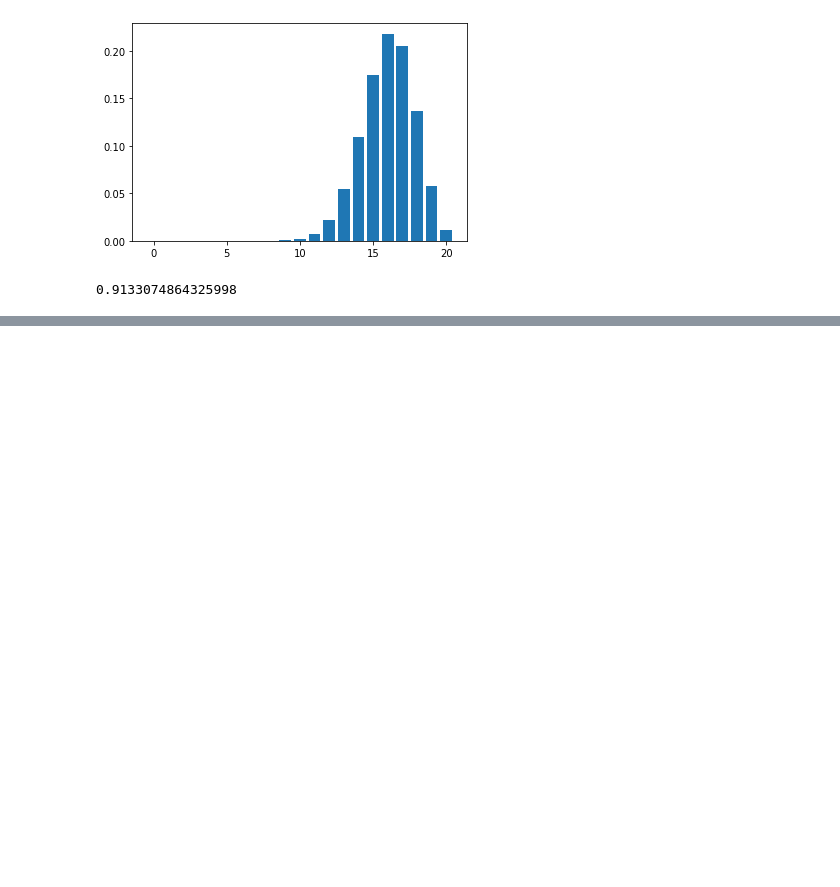
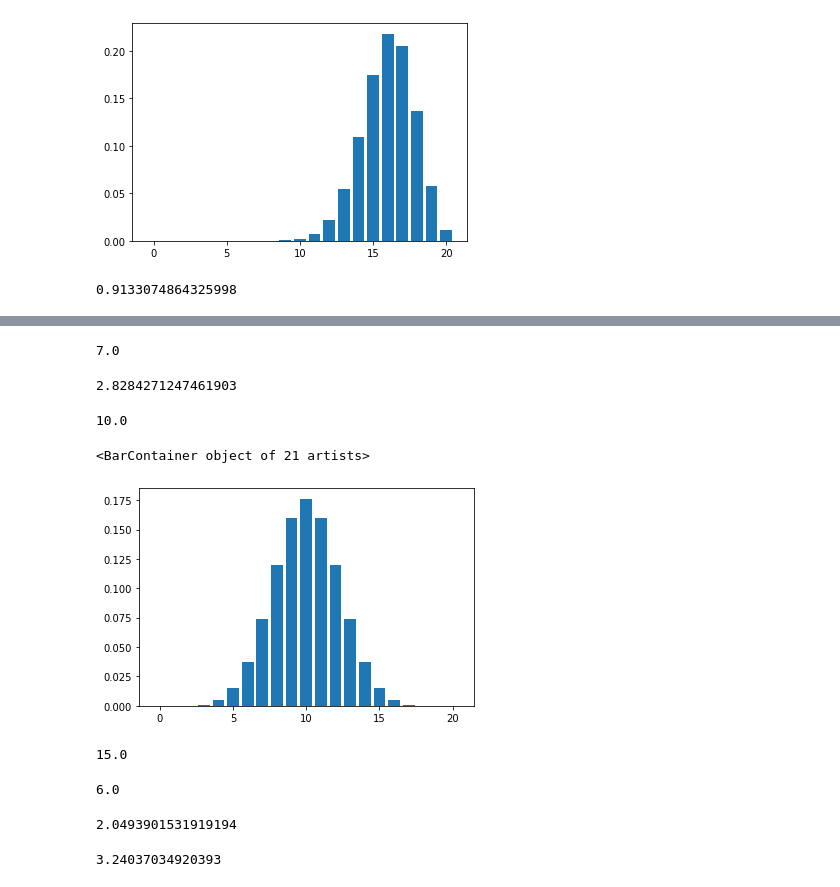
Before and after one commit to xalejandrow/calculus-and-algebra-with-python, a Jupyter notebook: lessons/06-binomial-distribution-with-python.ipynb, the cells around one changed output, grey strips where cells are left out. Cells and saved outputs as stored; diff of their text form; code cells hidden in the pictures; blank space fills up the shorter version.

```diff
--- a/lessons/06-binomial-distribution-with-python.ipynb
+++ b/lessons/06-binomial-distribution-with-python.ipynb
@@ -171,0 +55,25 @@ plt.bar(range(21), ex2.pmf(range(21)))
+# %%
+#mean of a list
+x = [3, 5, 7, 9, 11]
+np.mean(x)
+# %% [output]
+7.0
+# %%
+#standard deviation of list
+np.std(x)
+# %% [output]
+2.8284271247461903
+# %%
+#Binomial distribution with n = 20, p = 0.5
+b = stats.binom(20, 0.5)
+# %%
+#mean
+b.mean()
+# %% [output]
+10.0
+# %%
+#plot
+plt.bar(range(21), b.pmf(range(21)))
+# %% [output]
+<BarContainer object of 21 artists>
+[figure, added]
@@ -171,0 +85,18 @@ plt.bar(range(21), ex2.pmf(range(21)))
+# %%
+#mean
+ex2.mean()
+# %% [output]
+15.0
+# %%
+ex3.mean()
+# %% [output]
+6.0
+# %%
+ex3.std()
+# %% [output]
+2.0493901531919194
+# %%
+#deviation
+ex2.std()
+# %% [output]
+3.24037034920393
```
Also changed, not shown: parts of 29 cells of this notebook, 1 other file.
